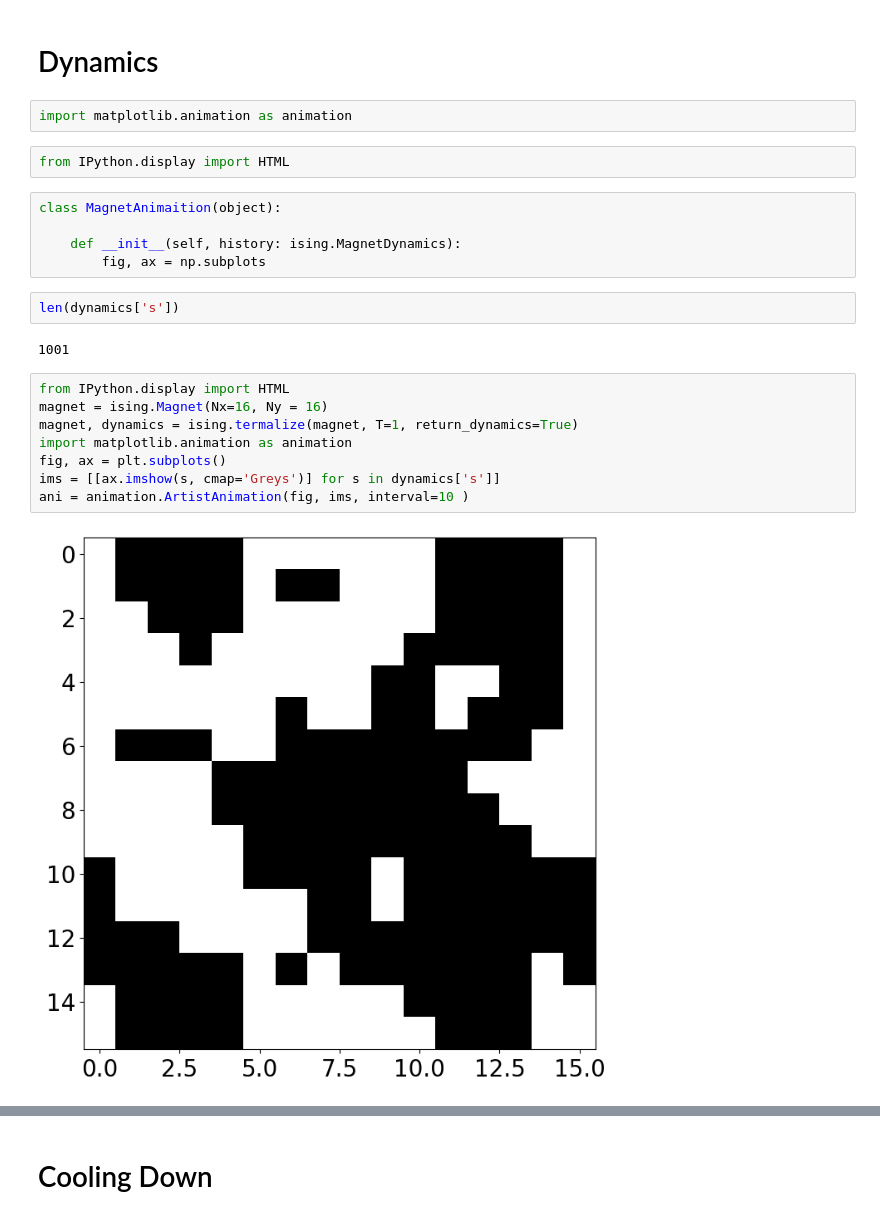
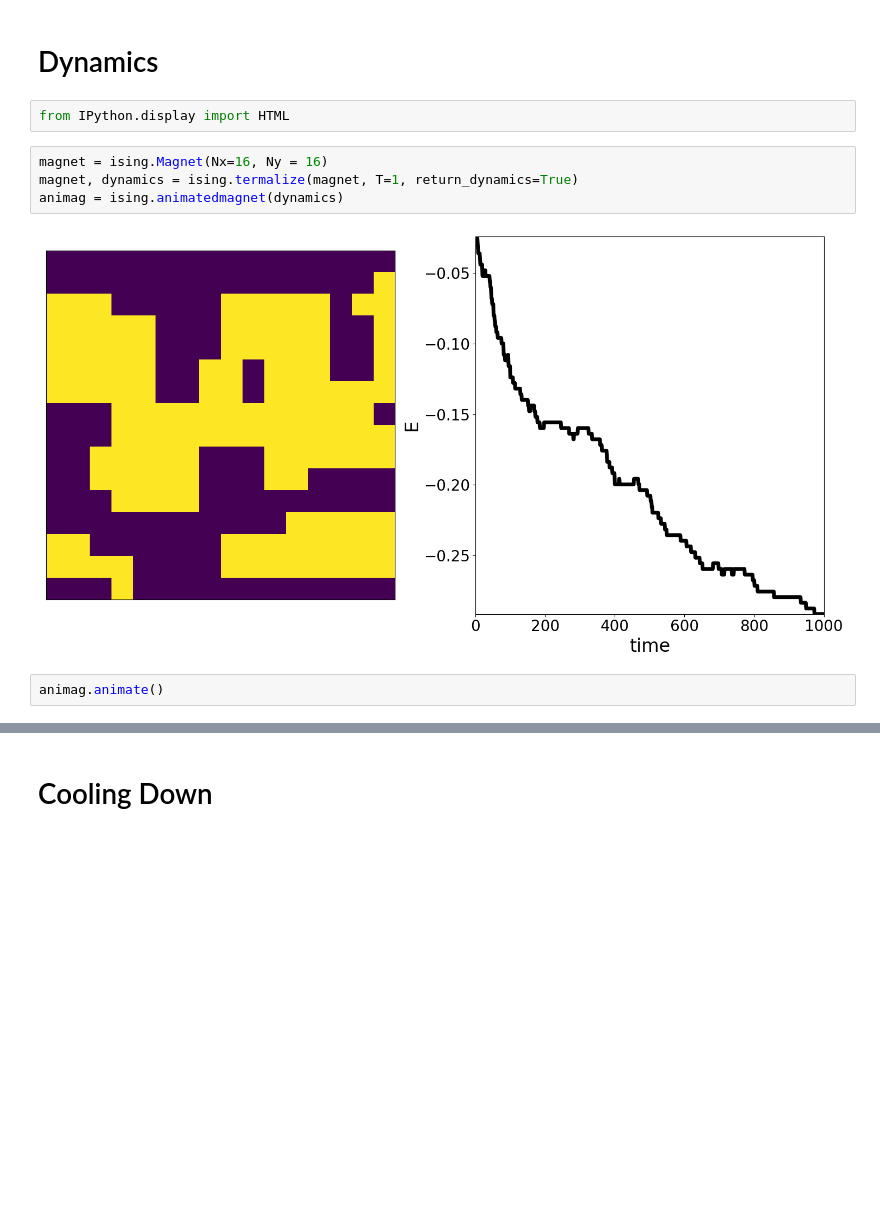
Before and after one commit to Modelizacion-de-Materiales/ModelizacionSolucionProblemas, a Jupyter notebook: Guia5-MC/Guia5-MC-python/MC_plots.ipynb, the cells around one changed output, grey strips where cells are left out. Drawn from its saved outputs; the diff is of its cells as text; blank space fills up the shorter version.

Commit message:
MCplots with html video

```diff
--- a/Guia5-MC/Guia5-MC-python/MC_plots.ipynb
+++ b/Guia5-MC/Guia5-MC-python/MC_plots.ipynb
@@ -18,27 +18,14 @@ sizes = [ 2, 4, 5, 8, 16]
 mcsteps =[1e4, 1e5]
 # %% [markdown]
 # Dynamics
-# %%
-import matplotlib.animation as animation
 # %%
 from IPython.display import HTML
-# %%
-class MagnetAnimaition(object):
-
-    def __init__(self, history: ising.MagnetDynamics):
-        fig, ax = np.subplots
-# %%
-len(dynamics['s'])
-# %% [output]
-1001
 # %%
-from IPython.display import HTML
 magnet = ising.Magnet(Nx=16, Ny = 16)
 magnet, dynamics = ising.termalize(magnet, T=1, return_dynamics=True)
-import matplotlib.animation as animation
-fig, ax = plt.subplots()
-ims = [[ax.imshow(s, cmap='Greys')] for s in dynamics['s']]
-ani = animation.ArtistAnimation(fig, ims, interval=10 )
+animag = ising.animatedmagnet(dynamics)
 # %% [output]
-[figure, old version]
+[figure, new version]
+# %%
+animag.animate()
 # %%
```
Also changed, not shown: parts of 4 cells of this notebook.
